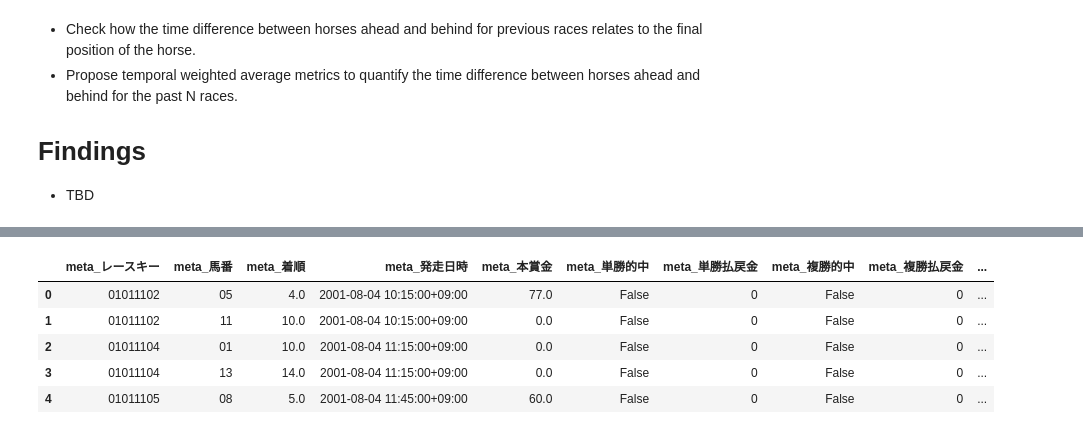
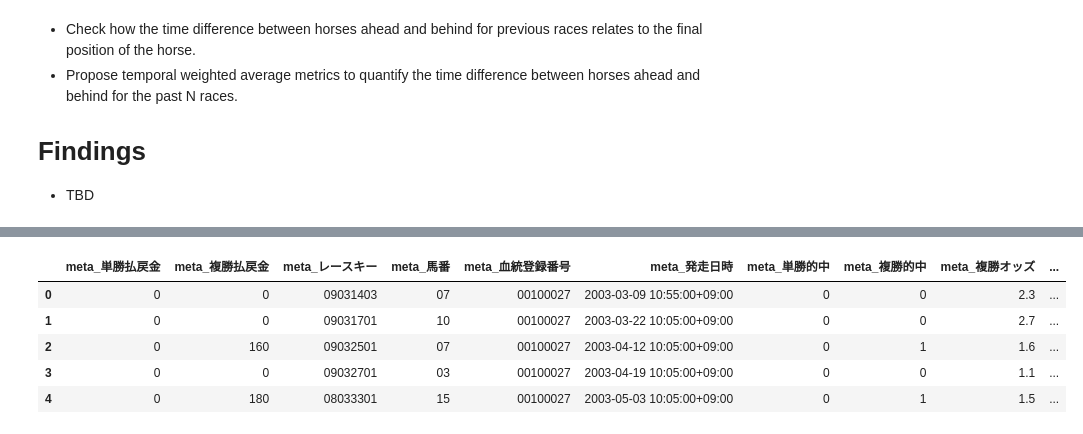
Before and after one commit to hankehly/JapanHorseRaceAnalytics, a Jupyter notebook: notebooks/2024-03/20240308_eda1.ipynb, the cells around one changed output, grey strips where cells are left out. Cells and saved outputs as stored; diff of their text form; code cells hidden in the pictures.

```diff
--- a/notebooks/2024-03/20240308_eda1.ipynb
+++ b/notebooks/2024-03/20240308_eda1.ipynb
@@ -82,7 +87,7 @@ data = read_hive_table(
     table_name="features_20240304_v1",
     schema="jhra_curated",
     spark_session=spark,
-    use_cache=False,
+    # use_cache=False,
     parse_dates=["meta_発走日時"],
 )
 
@@ -93,14 +98,14 @@ logger.info(f"Original data length: {rows_before}")
 data = data[(data["cat_トラック種別"] != "障害")]
 
 # drop from data where meta_int_race_horses_異常区分 != '0'
-data = data[(data["meta_int_race_horses_異常区分"] == "0")]
+data = data[(data["meta_異常区分"] == "0")]
 
 # keep only horses that have 3 races
-# data = data[
-#     (data["num_1走前着順"].notnull())
-#     & (data["num_2走前着順"].notnull())
-#     & (data["num_3走前着順"].notnull())
-# ]
+data = data[
+    (data["num_1走前着順"].notnull())
+    & (data["num_2走前着順"].notnull())
+    & (data["num_3走前着順"].notnull())
+]
 
 rows_after = data.shape[0]
 logger.info(f"Data length after filtering: {rows_after} (dropped {rows_before - rows_after} rows, {100 * (rows_before - rows_after) / rows_before:.2f}%)")
@@ -120,6 +119,6 @@ data.head()
-|  | meta_レースキー | meta_馬番 | meta_着順 | meta_発走日時 | meta_本賞金 | meta_単勝的中 | meta_単勝払戻金 | meta_複勝的中 | meta_複勝払戻金 | ... |
-| 0 | 01011102 | 05 | 4.0 | 2001-08-04 10:15:00+09:00 | 77.0 | False | 0 | False | 0 | ... |
-| 1 | 01011102 | 11 | 10.0 | 2001-08-04 10:15:00+09:00 | 0.0 | False | 0 | False | 0 | ... |
-| 2 | 01011104 | 01 | 10.0 | 2001-08-04 11:15:00+09:00 | 0.0 | False | 0 | False | 0 | ... |
-| 3 | 01011104 | 13 | 14.0 | 2001-08-04 11:15:00+09:00 | 0.0 | False | 0 | False | 0 | ... |
-| 4 | 01011105 | 08 | 5.0 | 2001-08-04 11:45:00+09:00 | 60.0 | False | 0 | False | 0 | ... |
+|  | meta_単勝払戻金 | meta_複勝払戻金 | meta_レースキー | meta_馬番 | meta_血統登録番号 | meta_発走日時 | meta_単勝的中 | meta_複勝的中 | meta_複勝オッズ | ... |
+| 0 | 0 | 0 | 09031403 | 07 | 00100027 | 2003-03-09 10:55:00+09:00 | 0 | 0 | 2.3 | ... |
+| 1 | 0 | 0 | 09031701 | 10 | 00100027 | 2003-03-22 10:05:00+09:00 | 0 | 0 | 2.7 | ... |
+| 2 | 0 | 160 | 09032501 | 07 | 00100027 | 2003-04-12 10:05:00+09:00 | 0 | 1 | 1.6 | ... |
+| 3 | 0 | 0 | 09032701 | 03 | 00100027 | 2003-04-19 10:05:00+09:00 | 0 | 0 | 1.1 | ... |
+| 4 | 0 | 180 | 08033301 | 15 | 00100027 | 2003-05-03 10:05:00+09:00 | 0 | 1 | 1.5 | ... |
```
Also changed, not shown: parts of 19 cells of this notebook, 6 other files.
